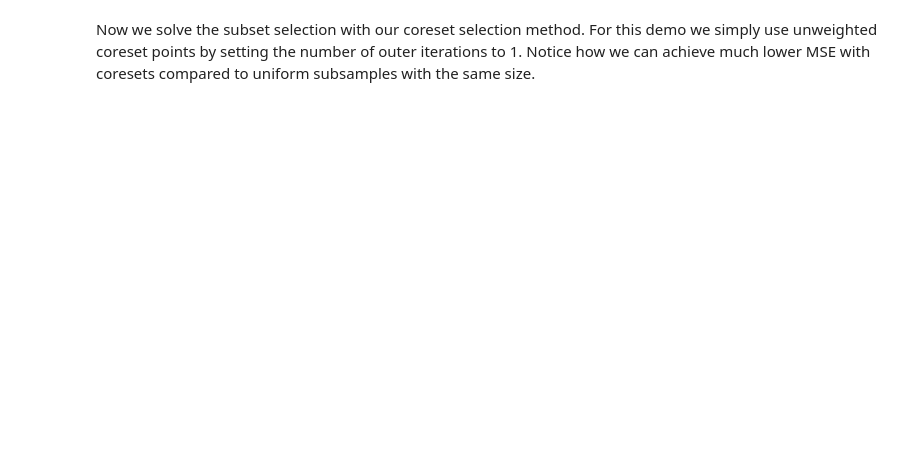
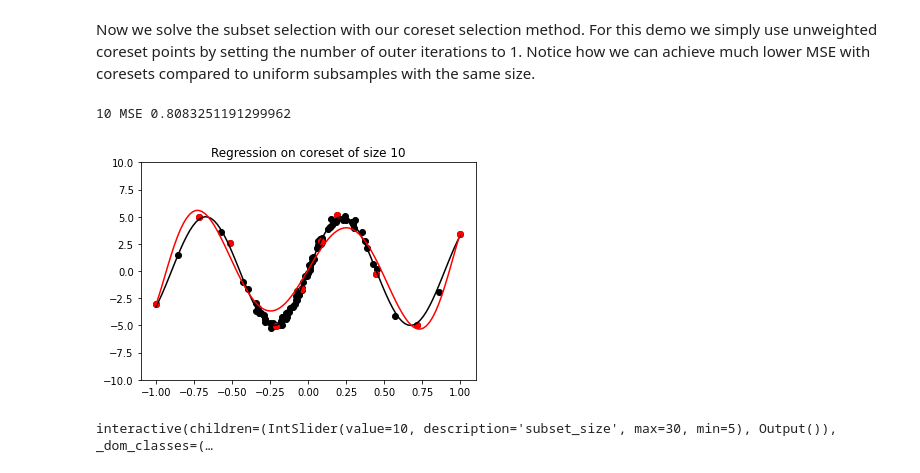
Before and after one commit to zalanborsos/bilevel_coresets, a Jupyter notebook: demo.ipynb, the cells around one changed output. Saved outputs shown, nothing was run; the diff lists cells and outputs as text; code cells hidden in the pictures; blank space fills up the shorter version.

```diff
--- a/demo.ipynb
+++ b/demo.ipynb
@@ -67,17 +73,21 @@ Now we solve the subset selection with our coreset selection method. For this de
 # %%
 poly_kernel = lambda x1, x2: np.dot(poly_features.transform(x1), poly_features.transform(x2).T)
 
 bc = bilevel_coreset.BilevelCoreset(outer_loss_fn=loss_utils.weighted_mse,
                                     inner_loss_fn=loss_utils.weighted_mse, out_dim=1, max_outer_it=1,
                                     inner_lr=0.25, max_inner_it=500, logging_period=100)
-coreset_inds, _ = bc.build_with_representer_proxy_batch(x, y.reshape(-1, 1), 40, kernel_fn_np=poly_kernel,
+coreset_inds, _ = bc.build_with_representer_proxy_batch(x, y.reshape(-1, 1), 30, kernel_fn_np=poly_kernel,
                                                         cache_kernel=True, start_size=3, inner_reg=reg)
 
 def solve_coreset(subset_size):
     chosen_inds = coreset_inds[:subset_size]
     theta_hat = solve_regression(x_features[chosen_inds], y[chosen_inds])
     plot_solution(theta_hat, x[chosen_inds], y[chosen_inds], 'Regression on coreset of size {}'.format(subset_size))
     print(subset_size, 'MSE', np.mean((x_features.dot(theta_hat) - y) ** 2))
 
 solve_coreset(10)
 interact(solve_coreset, subset_size=widgets.IntSlider(min=5, max=30, step=1, value=10));
+# %% [output]
+10 MSE 0.8083251191299962
+[figure, added]
+interactive(children=(IntSlider(value=10, description='subset_size', max=30, min=5), Output()), _dom_classes=(…
```
Also changed, not shown: parts of 21 cells of this notebook, 3 other files.
